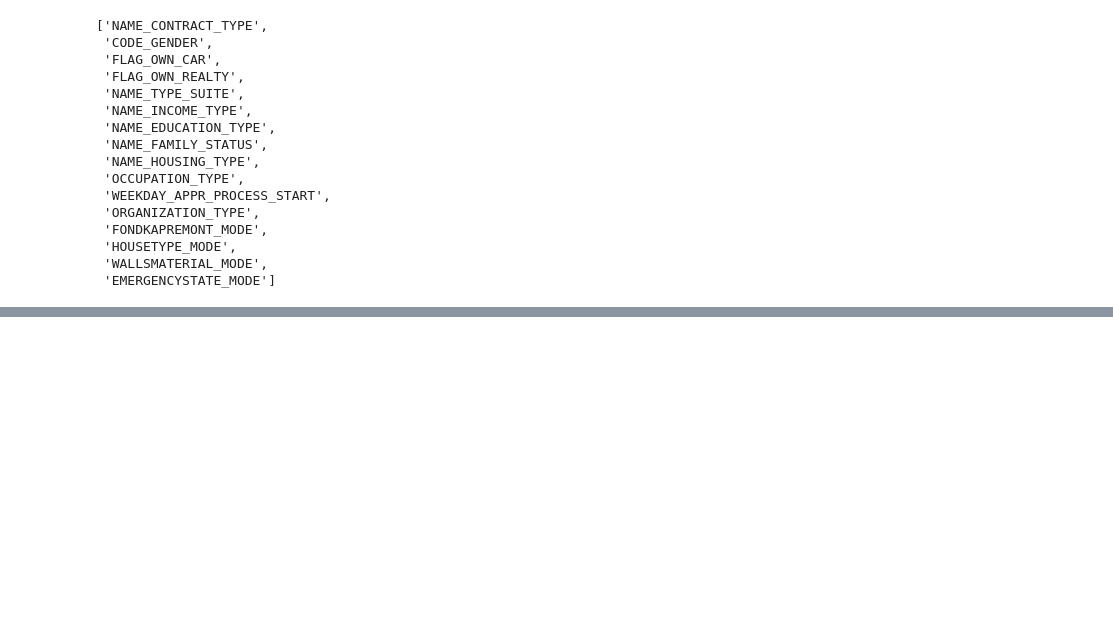
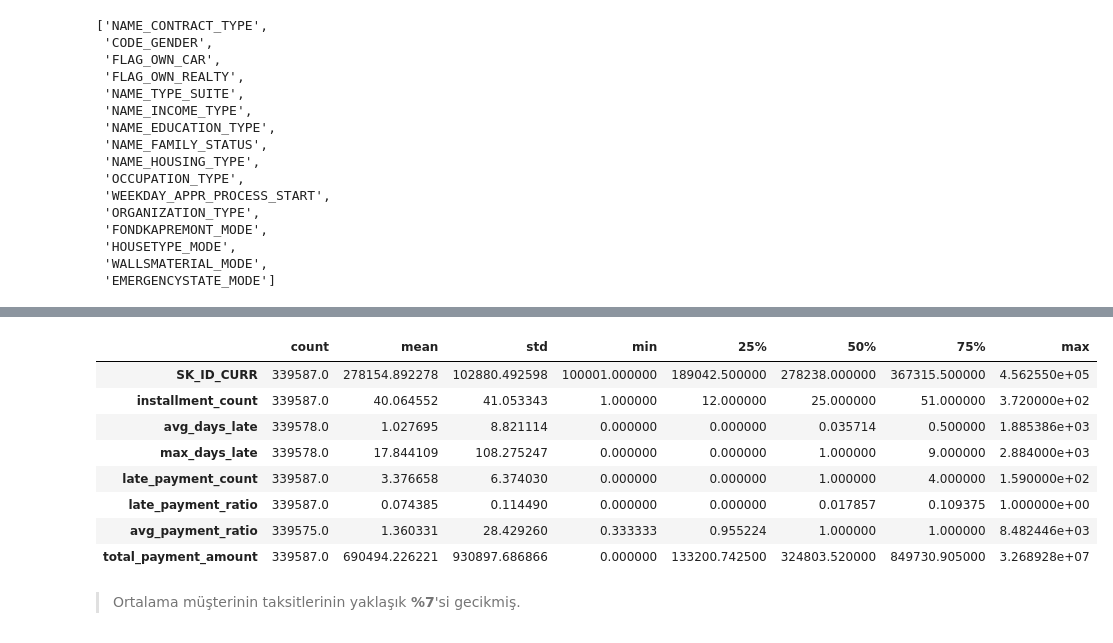
Before and after one commit to rabiadurgt/creditguard-ai, a Jupyter notebook: notebooks/02_eda.ipynb, the cells around one changed output, grey strips where cells are left out. Saved outputs shown, nothing was run; the diff lists cells and outputs as text; code cells hidden in the pictures; blank space fills up the shorter version.

```diff
--- a/notebooks/02_eda.ipynb
+++ b/notebooks/02_eda.ipynb
@@ -336,0 +376,6 @@ print(
+# %%
+installment_features = (
+    build_installment_features(
+        installments
+    )
+)
@@ -336,0 +399,14 @@ print(
+# %%
+installment_features.describe().T
+# %% [output]
+|  | count | mean | std | min | 25% | 50% | 75% | max |
+| SK_ID_CURR | 339587.0 | 278154.892278 | 102880.492598 | 100001.000000 | 189042.500000 | 278238.000000 | 367315.500000 | 4.562550e+05 |
+| installment_count | 339587.0 | 40.064552 | 41.053343 | 1.000000 | 12.000000 | 25.000000 | 51.000000 | 3.720000e+02 |
+| avg_days_late | 339578.0 | 1.027695 | 8.821114 | 0.000000 | 0.000000 | 0.035714 | 0.500000 | 1.885386e+03 |
+| max_days_late | 339578.0 | 17.844109 | 108.275247 | 0.000000 | 0.000000 | 1.000000 | 9.000000 | 2.884000e+03 |
+| late_payment_count | 339587.0 | 3.376658 | 6.374030 | 0.000000 | 0.000000 | 1.000000 | 4.000000 | 1.590000e+02 |
+| late_payment_ratio | 339587.0 | 0.074385 | 0.114490 | 0.000000 | 0.000000 | 0.017857 | 0.109375 | 1.000000e+00 |
+| avg_payment_ratio | 339575.0 | 1.360331 | 28.429260 | 0.333333 | 0.955224 | 1.000000 | 1.000000 | 8.482446e+03 |
+| total_payment_amount | 339587.0 | 690494.226221 | 930897.686866 | 0.000000 | 133200.742500 | 324803.520000 | 849730.905000 | 3.268928e+07 |
+# %% [markdown]
+> Ortalama müşterinin taksitlerinin yaklaşık **%7**'si gecikmiş.
```
Also changed, not shown: parts of 16 cells of this notebook, 13 other files.
